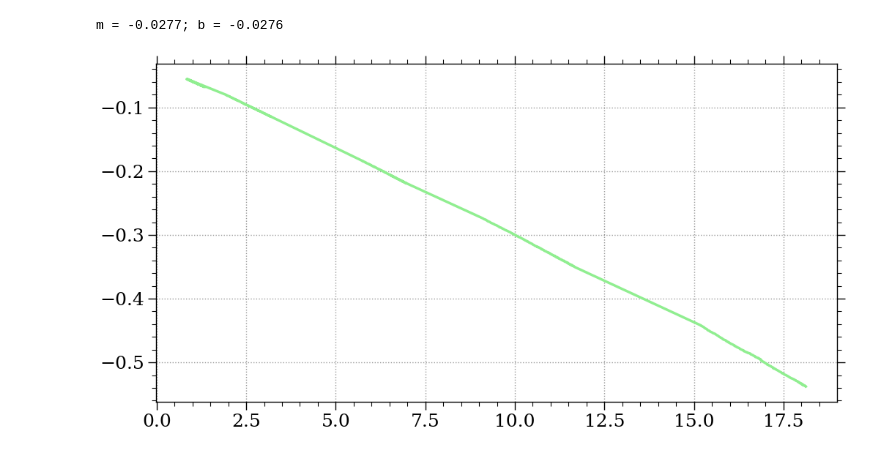
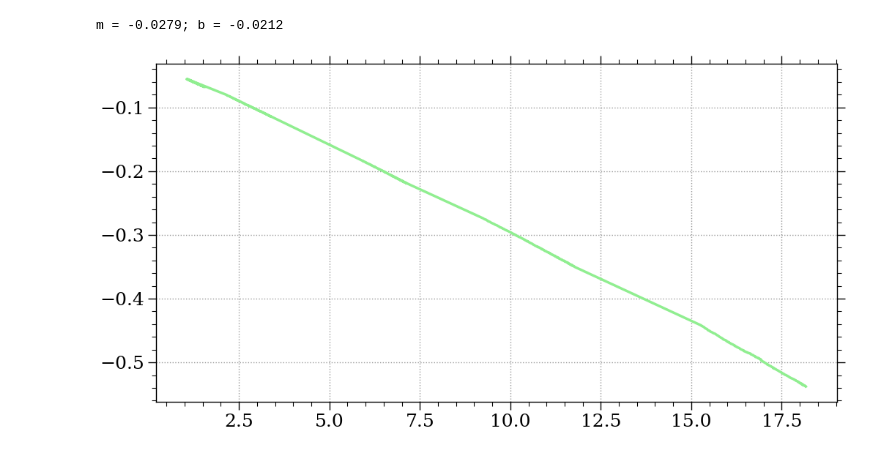
Before and after one commit to mpalomeque01/Peltier, a Jupyter notebook: seebeck 2.ipynb, the cells around one changed output. Drawn from its saved outputs; the diff is of its cells as text; code cells hidden in the pictures.

```diff
--- a/seebeck 2.ipynb
+++ b/seebeck 2.ipynb
@@ -23,6 +23,6 @@ for i in range(len(corrientes)):
     tc_temp =   df['Tensión termocupla caliente [V]'].values
     tf_temp = tf_temp*1e3 #Pasa el valor a mV
     tc_temp = tc_temp*1e3
-    tf.append(tf_temp*22.63 + 28.07) #Pasa el valor a temperatura [C]
-    tc.append(tc_temp*22.81 + 27.90)
+    tf.append(tf_temp*22.619 + 28.0634) #Pasa el valor a temperatura [C]
+    tc.append(tc_temp*22.671 + 28.0135)
     delta_t.append((tc[i] - tf[i]))
@@ -37,14 +46,14 @@ ax.legend()
 # %%
 def lineal(T,m,b):
     return m*T +b
 delta_t_concatenated = np.concatenate(delta_t)
 v_concatenated = np.concatenate(v)
 
 fig, ax = plt.subplots()
 ax.plot(delta_t_concatenated,v_concatenated)
 popt,pcov = curve_fit(lineal,delta_t_concatenated,v_concatenated)
-
+Seebeck_juntando_rangos = popt[0]
 print(f'm = {popt[0]:.4f}; b = {popt[1]:.4f}')
 # %% [output]
-m = -0.0277; b = -0.0276
+m = -0.0279; b = -0.0212
-[figure, old version]
+[figure, new version]
```
Also changed, not shown: parts of 4 cells of this notebook, 1 other file.
